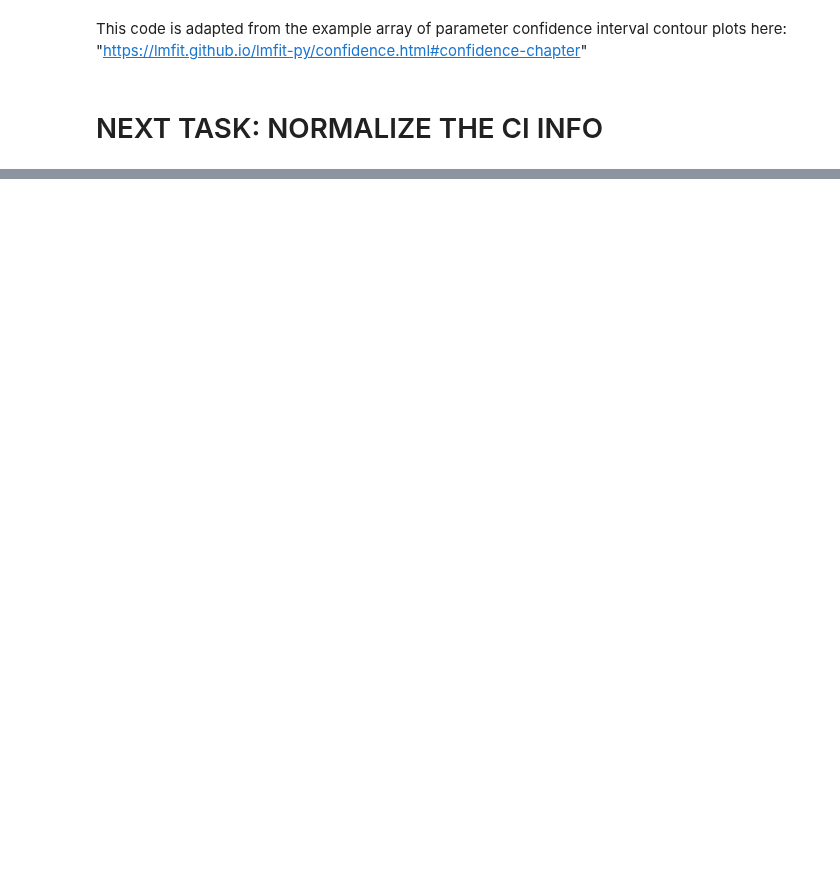
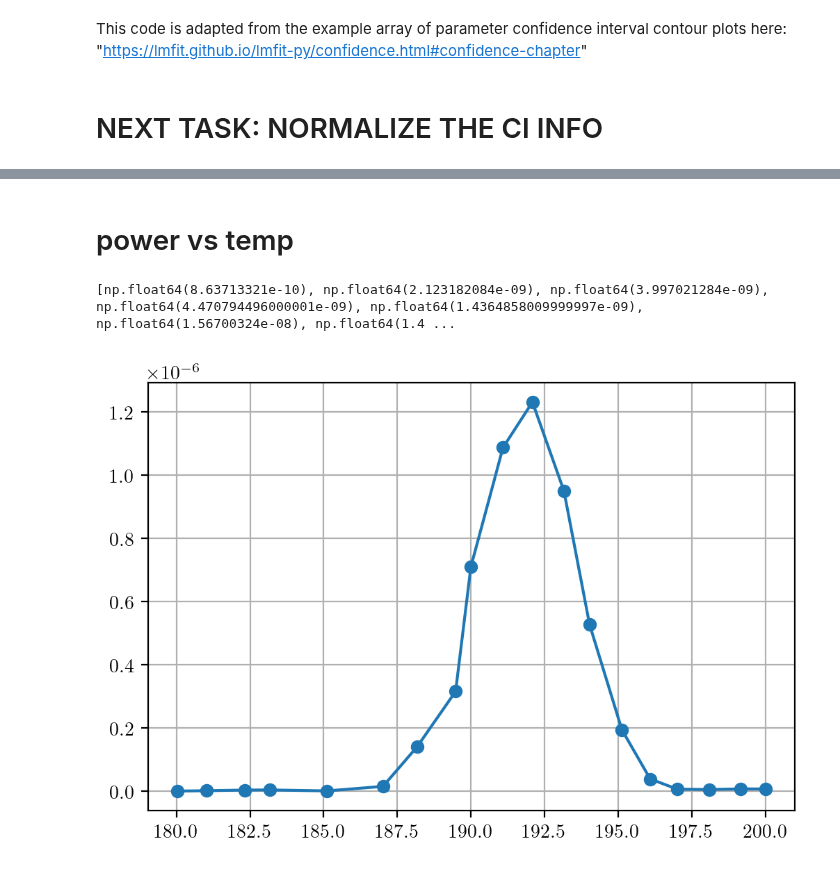
Before and after one commit to diyamagnetism/DHO900-Oscilliscope-Scripts, a Jupyter notebook: crystal-temp-analysis.ipynb, the cells around one changed output, grey strips where cells are left out. Drawn from its saved outputs; the diff is of its cells as text; code cells hidden in the pictures; blank space fills up the shorter version.

```diff
--- a/crystal-temp-analysis.ipynb
+++ b/crystal-temp-analysis.ipynb
@@ -232,0 +228,20 @@ Generating chi-square map for ('w', 'A')
+# %% [markdown]
+# power vs temp
+# %%
+R = 1e6  # 1 MΩ scope input impedance
+
+power_watts = [(v**2)/R for v in I]
+print(power_watts)
+#plot for power in watts
+fig, ax = plt.subplots(figsize=(6,4), dpi=200)
+plt.plot(T, power_watts, marker='o')
+# plt.xlabel("Temperature")
+# plt.ylabel("Power (W)")
+# plt.title("Power vs Temperature (1 MΩ Load)")
+plt.grid(True)
+# plt.xlim(180, 200)
+# plt.xticks(range(180, 201, 1), fontsize=8)
+plt.show()
+# %% [output]
+[np.float64(8.63713321e-10), np.float64(2.123182084e-09), np.float64(3.997021284e-09), np.float64(4.470794496000001e-09), np.float64(1.4364858009999997e-09), np.float64(1.56700324e-08), np.float64(1.4 ...
+[figure, added]
```
Also changed, not shown: parts of 7 cells of this notebook.
